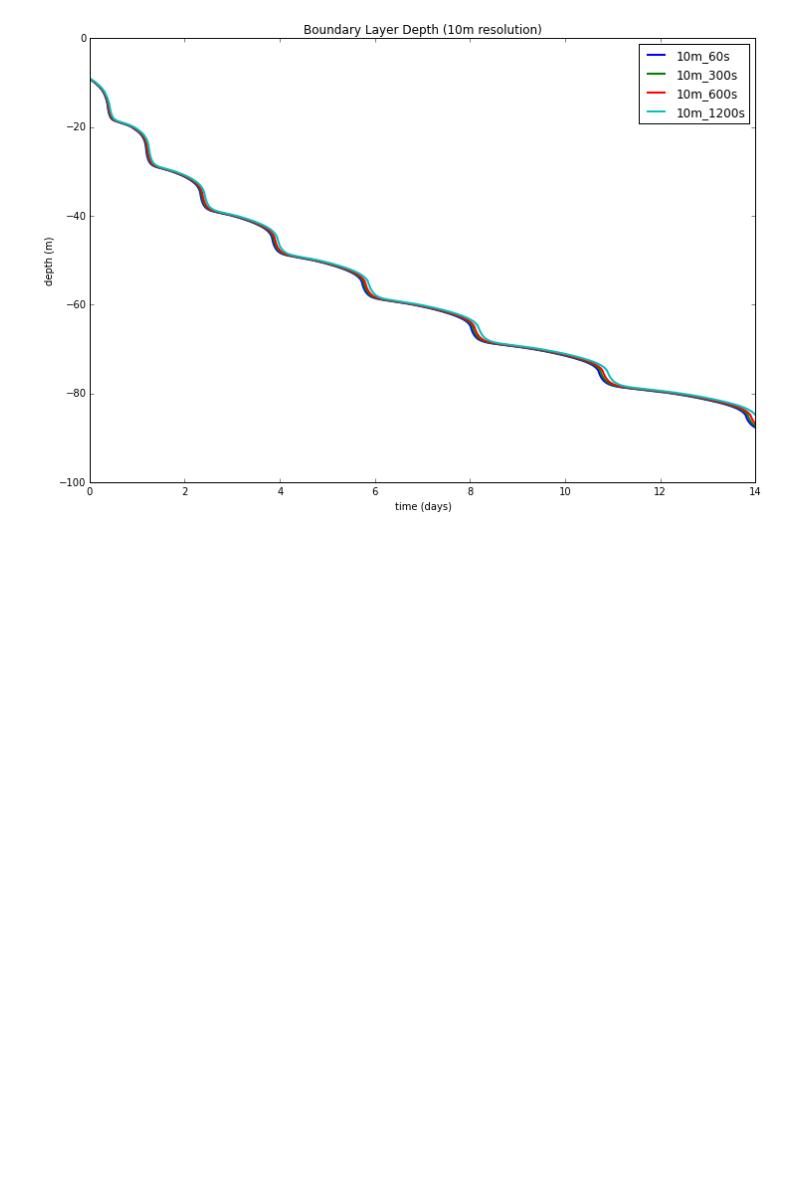
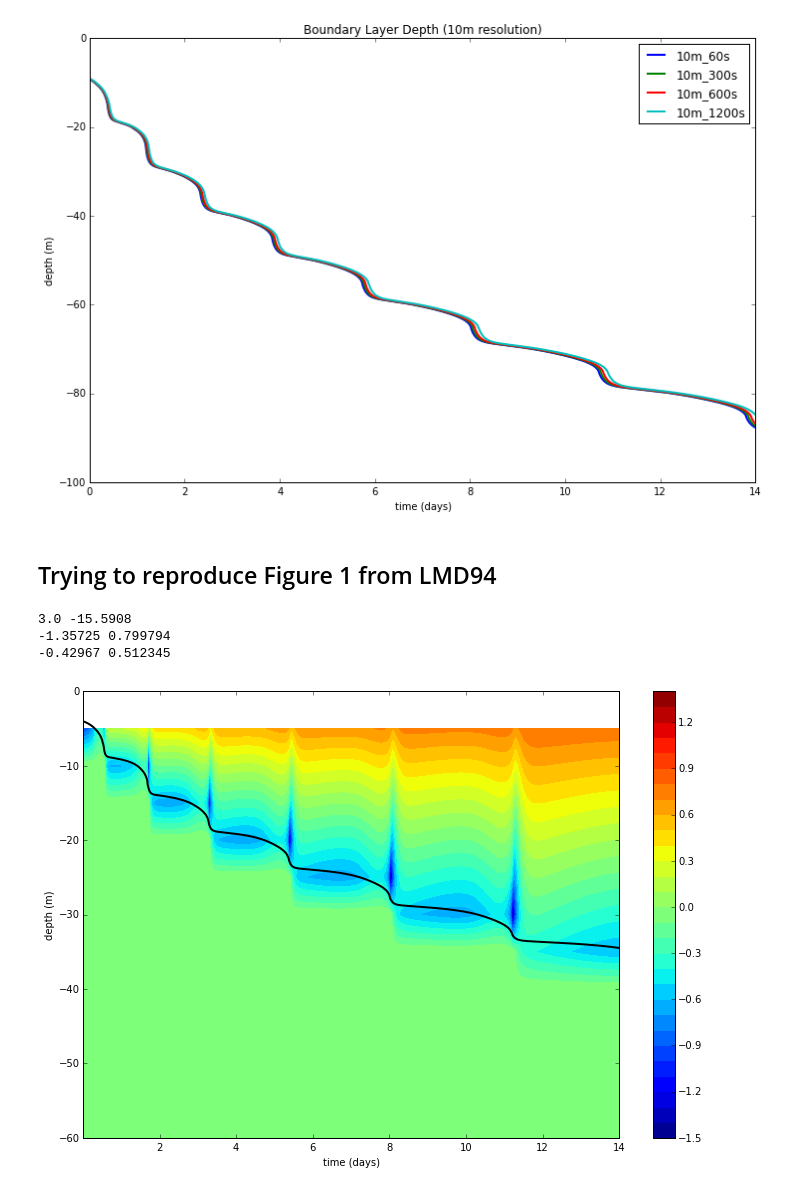
Before and after one commit to mnlevy1981/ipy_notebooks, a Jupyter notebook: ConvectI_compare.ipynb, the cells around one changed output. Drawn from its saved outputs; the diff is of its cells as text; code cells hidden in the pictures; blank space fills up the shorter version.

```diff
--- a/ConvectI_compare.ipynb
+++ b/ConvectI_compare.ipynb
@@ -100,3 +108,25 @@ plt.title("Boundary Layer Depth ("+dz+" resolution)"); plt.xlabel("time (days)")
 plt.ylabel("depth (m)"); plt.ylim((-100,0)); plt.legend();
 # %% [output]
 [figure]
+# %% [markdown]
+## Trying to reproduce Figure 1 from LMD94
+# %%
+ind = 'LMD94'
+data[ind] = read_from_file(start_day[dt], end_day[dt],
+                           '/NO_BACKUP/Dropbox/iPython/kauff/test_output/5m_1200s.LMD94.nc')
+dt = '1200s' # 5m_1200s for this tests case
+date = start_day[dt]-1
+print data[ind]["time"][date], data[ind]["h"][date]
+
+print amin(data[ind]["w'T'_raw"]), amax(data[ind]["w'T'_raw"])
+print amin(data[ind]["w'T'_raw"][date,:]), amax(data[ind]["w'T'_raw"][date,:])
+#print size(data[ind]['time']), size(data[ind]['zplot'])
+plt.contourf(data[ind]['time'], data[ind]['zl'], data[ind]["w'T'_raw"].T, levels=numpy.arange(-1.5,1.5,.1));
+plt.colorbar(); plt.ylim((-60,0)); #plt.xlim((2.45,4)); # plt.xlim((2.45,3.25));
+plt.xlabel('time (days)'); plt.ylabel('depth (m)');
+plt.plot(data[ind]['time'], data[ind]['h'], '-k', linewidth=2.0);
+# %% [output]
+3.0 -15.5908
+-1.35725 0.799794
+-0.42967 0.512345
+[figure, added]
```
Also changed, not shown: parts of 6 cells of this notebook.
